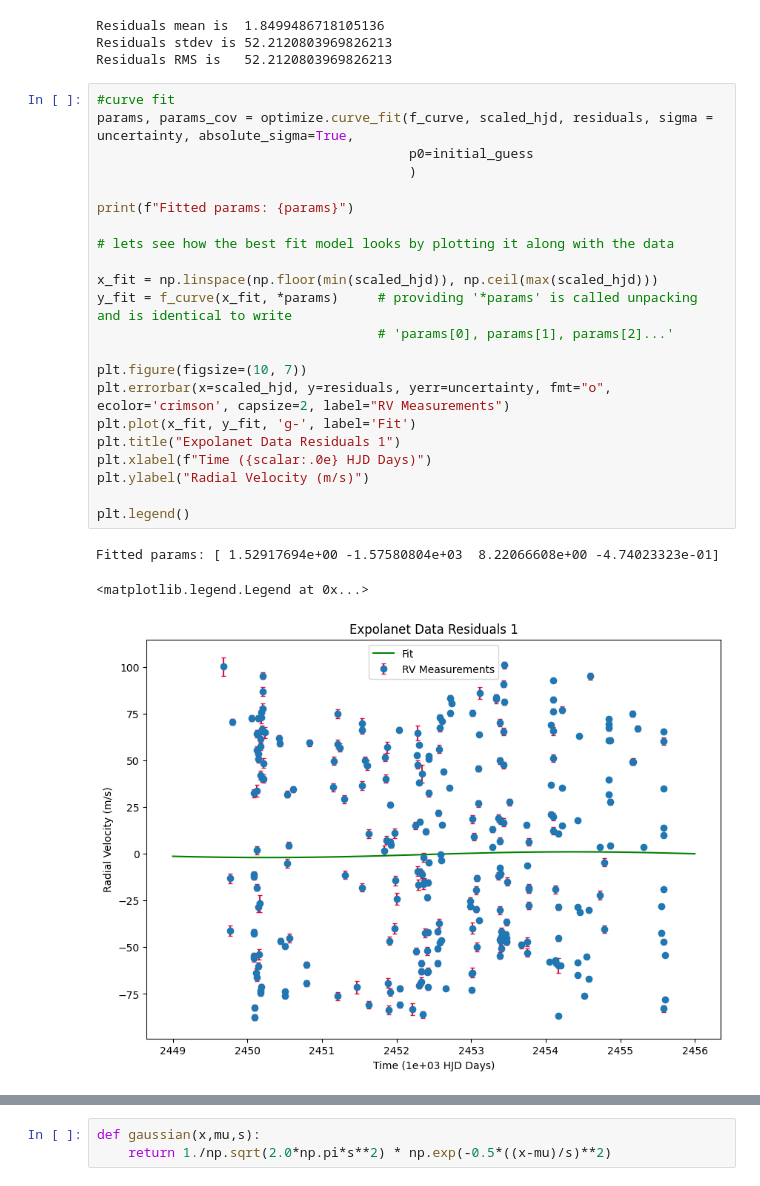
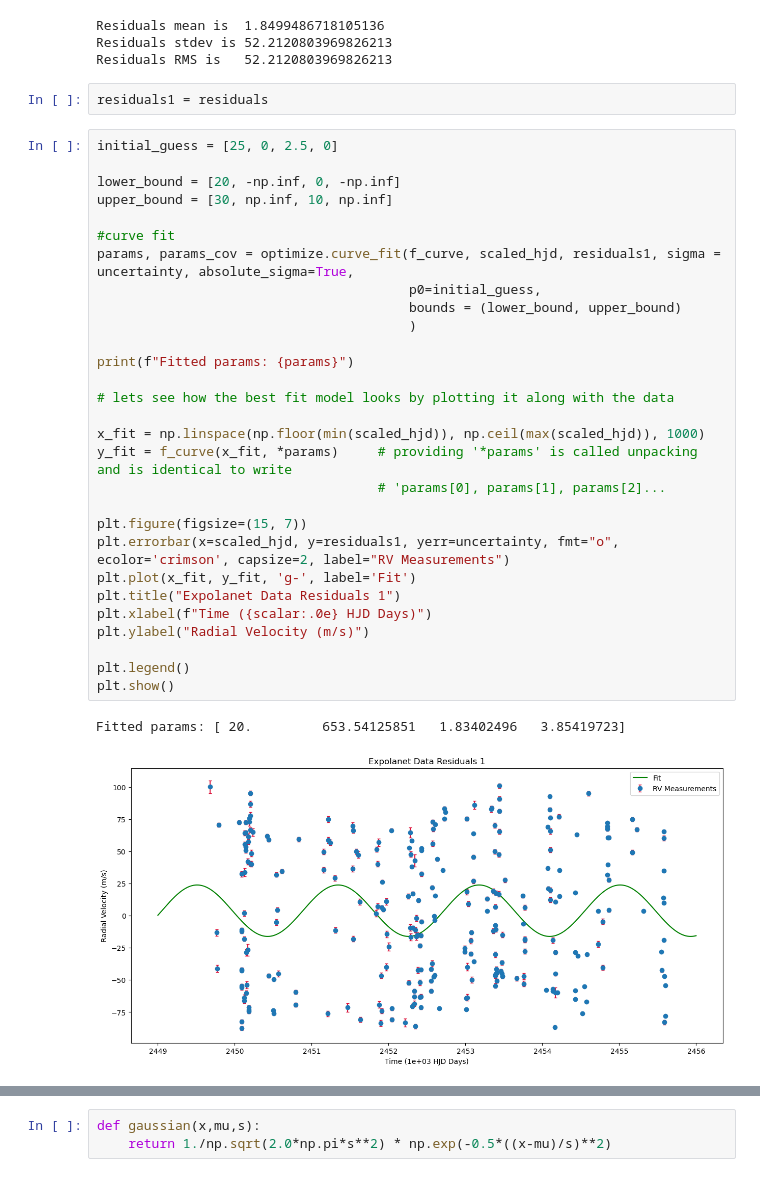
Before and after one commit to djlouie/ASTR-19-Group-Project, a Jupyter notebook: astr19-group-project.ipynb, the cells around one changed output, grey strips where cells are left out. Saved outputs shown, nothing was run; the diff lists cells and outputs as text.

```diff
--- a/astr19-group-project.ipynb
+++ b/astr19-group-project.ipynb
@@ -167,29 +187,37 @@ print(f"Residuals RMS is   {residuals_std:.16f}")
 Residuals mean is  1.8499486718105136
 Residuals stdev is 52.2120803969826213
 Residuals RMS is   52.2120803969826213
+# %%
+residuals1 = residuals
 # %%
+initial_guess = [25, 0, 2.5, 0]
+
+lower_bound = [20, -np.inf, 0, -np.inf]
+upper_bound = [30, np.inf, 10, np.inf]
+
 #curve fit
-params, params_cov = optimize.curve_fit(f_curve, scaled_hjd, residuals, sigma = uncertainty, absolute_sigma=True,
-                                        p0=initial_guess
+params, params_cov = optimize.curve_fit(f_curve, scaled_hjd, residuals1, sigma = uncertainty, absolute_sigma=True,
+                                        p0=initial_guess,
+                                        bounds = (lower_bound, upper_bound)
                                         )
 
 print(f"Fitted params: {params}")
 
 # lets see how the best fit model looks by plotting it along with the data
 
-x_fit = np.linspace(np.floor(min(scaled_hjd)), np.ceil(max(scaled_hjd)))
+x_fit = np.linspace(np.floor(min(scaled_hjd)), np.ceil(max(scaled_hjd)), 1000)
 y_fit = f_curve(x_fit, *params)     # providing '*params' is called unpacking and is identical to write
-                                    # 'params[0], params[1], params[2]...'
+                                    # 'params[0], params[1], params[2]...
 
-plt.figure(figsize=(10, 7))
-plt.errorbar(x=scaled_hjd, y=residuals, yerr=uncertainty, fmt="o", ecolor='crimson', capsize=2, label="RV Measurements")
+plt.figure(figsize=(15, 7))
+plt.errorbar(x=scaled_hjd, y=residuals1, yerr=uncertainty, fmt="o", ecolor='crimson', capsize=2, label="RV Measurements")
 plt.plot(x_fit, y_fit, 'g-', label='Fit')
 plt.title("Expolanet Data Residuals 1")
 plt.xlabel(f"Time ({scalar:.0e} HJD Days)")
 plt.ylabel("Radial Velocity (m/s)")
 
 plt.legend()
+plt.show()
 # %% [output]
-Fitted params: [ 1.52917694e+00 -1.57580804e+03  8.22066608e+00 -4.74023323e-01]
+Fitted params: [ 20.         653.54125851   1.83402496   3.85419723]
-<matplotlib.legend.Legend at 0x...>
-[figure, old version]
+[figure, new version]
```
Also changed, not shown: parts of 20 cells of this notebook, 1 other file.
